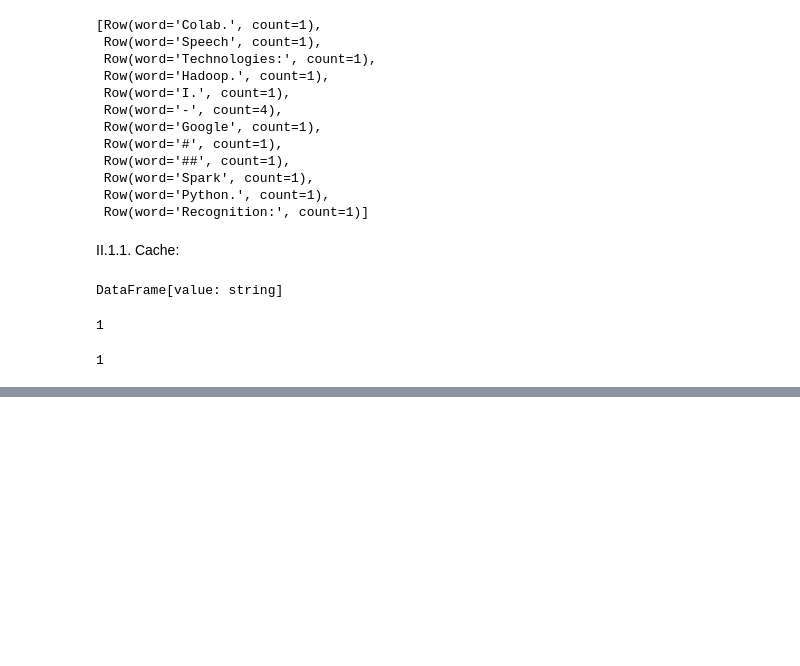
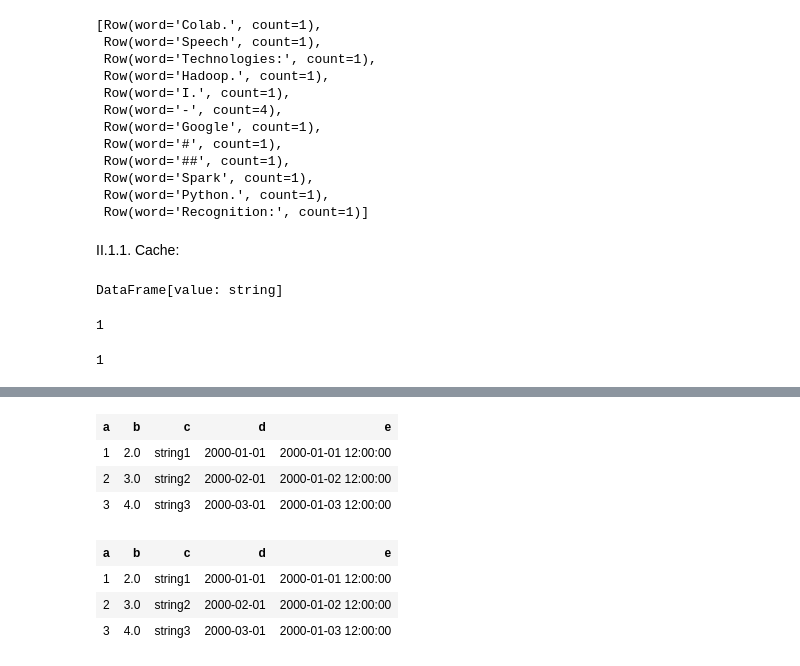
Before and after one commit to CoderandGymnast/Speech-recognition, a Jupyter notebook: Workspace0.ipynb, the cells around one changed output, grey strips where cells are left out. Saved outputs shown, nothing was run; the diff lists cells and outputs as text; code cells hidden in the pictures; blank space fills up the shorter version.

```diff
--- a/Workspace0.ipynb
+++ b/Workspace0.ipynb
@@ -86,0 +195,16 @@ linesWithSpark.count()
+# %%
+spark.conf.set('spark.sql.repl.eagerEval.enabled', True)
+df
+# %% [output]
+| a | b | c | d | e |
+| 1 | 2.0 | string1 | 2000-01-01 | 2000-01-01 12:00:00 |
+| 2 | 3.0 | string2 | 2000-02-01 | 2000-01-02 12:00:00 |
+| 3 | 4.0 | string3 | 2000-03-01 | 2000-01-03 12:00:00 |
+# %%
+spark.conf.set('', True)
+df
+# %% [output]
+| a | b | c | d | e |
+| 1 | 2.0 | string1 | 2000-01-01 | 2000-01-01 12:00:00 |
+| 2 | 3.0 | string2 | 2000-02-01 | 2000-01-02 12:00:00 |
+| 3 | 4.0 | string3 | 2000-03-01 | 2000-01-03 12:00:00 |
```
Also changed, not shown: parts of 44 cells of this notebook, 6 other files.
